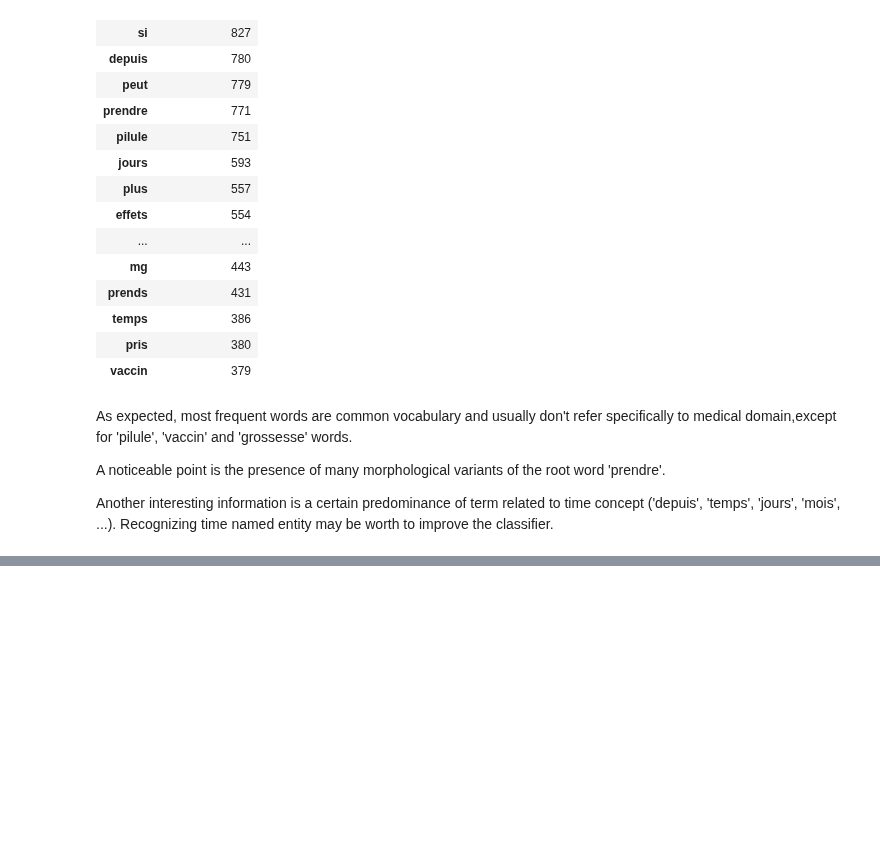
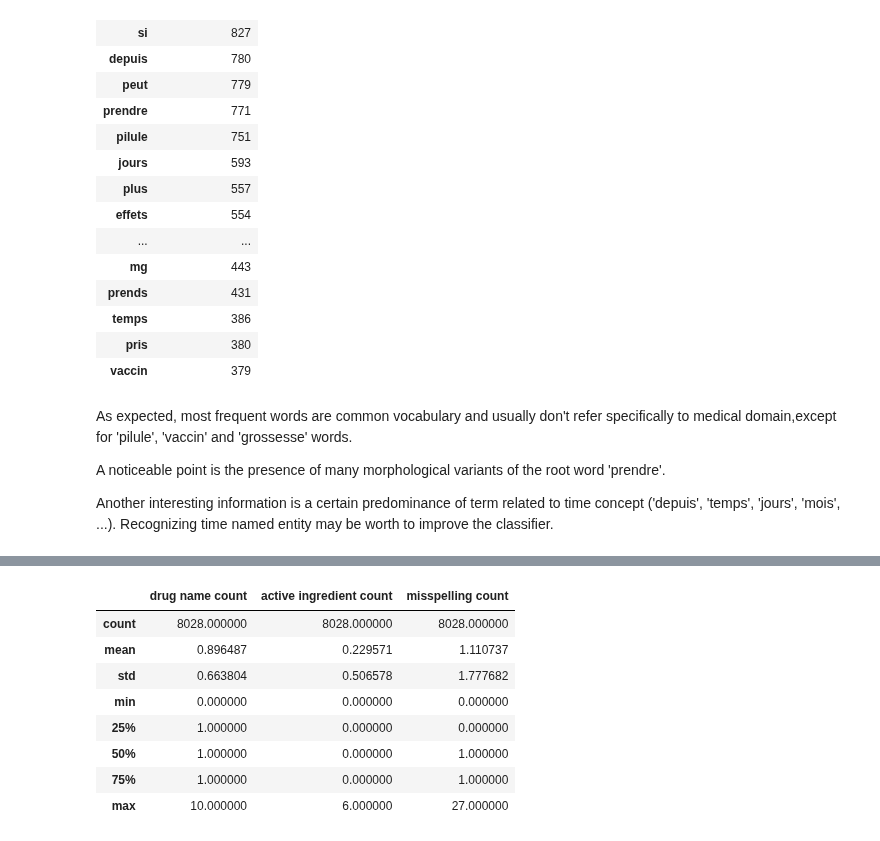
Before and after one commit to jhuu32/CES, a Jupyter notebook: notebooks/data_analysis/data_exploration.ipynb, the cells around one changed output, grey strips where cells are left out. Drawn from its saved outputs; the diff is of its cells as text; code cells hidden in the pictures; blank space fills up the shorter version.

```diff
--- a/notebooks/data_analysis/data_exploration.ipynb
+++ b/notebooks/data_analysis/data_exploration.ipynb
@@ -349,0 +403,12 @@ Another interesting information is a certain predominance of term related to tim
+# %%
+XTrain[['drug name count','active ingredient count','misspelling count']].describe()
+# %% [output]
+|  | drug name count | active ingredient count | misspelling count |
+| count | 8028.000000 | 8028.000000 | 8028.000000 |
+| mean | 0.896487 | 0.229571 | 1.110737 |
+| std | 0.663804 | 0.506578 | 1.777682 |
+| min | 0.000000 | 0.000000 | 0.000000 |
+| 25% | 1.000000 | 0.000000 | 0.000000 |
+| 50% | 1.000000 | 0.000000 | 1.000000 |
+| 75% | 1.000000 | 0.000000 | 1.000000 |
+| max | 10.000000 | 6.000000 | 27.000000 |
```
Also changed, not shown: parts of 6 cells of this notebook, 6 other files.
